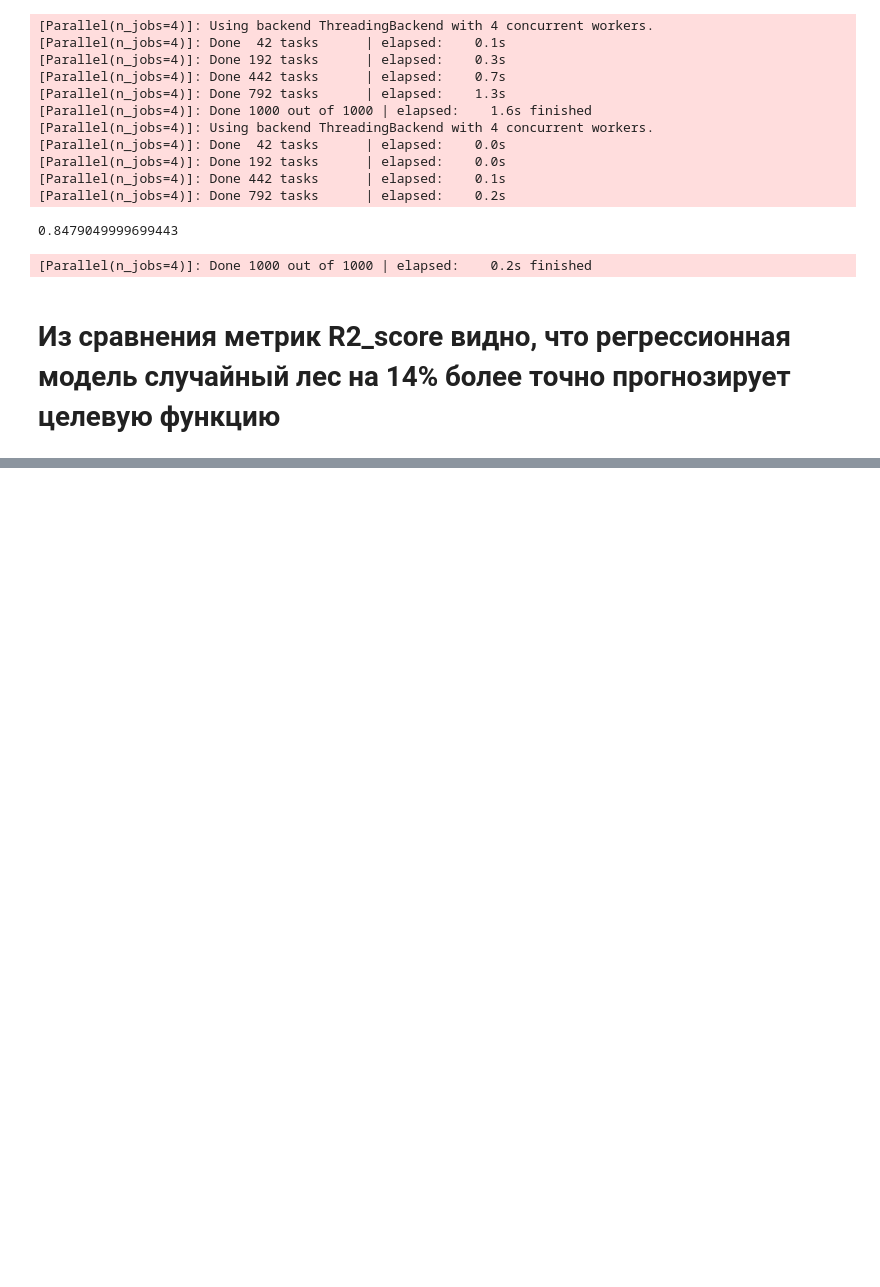
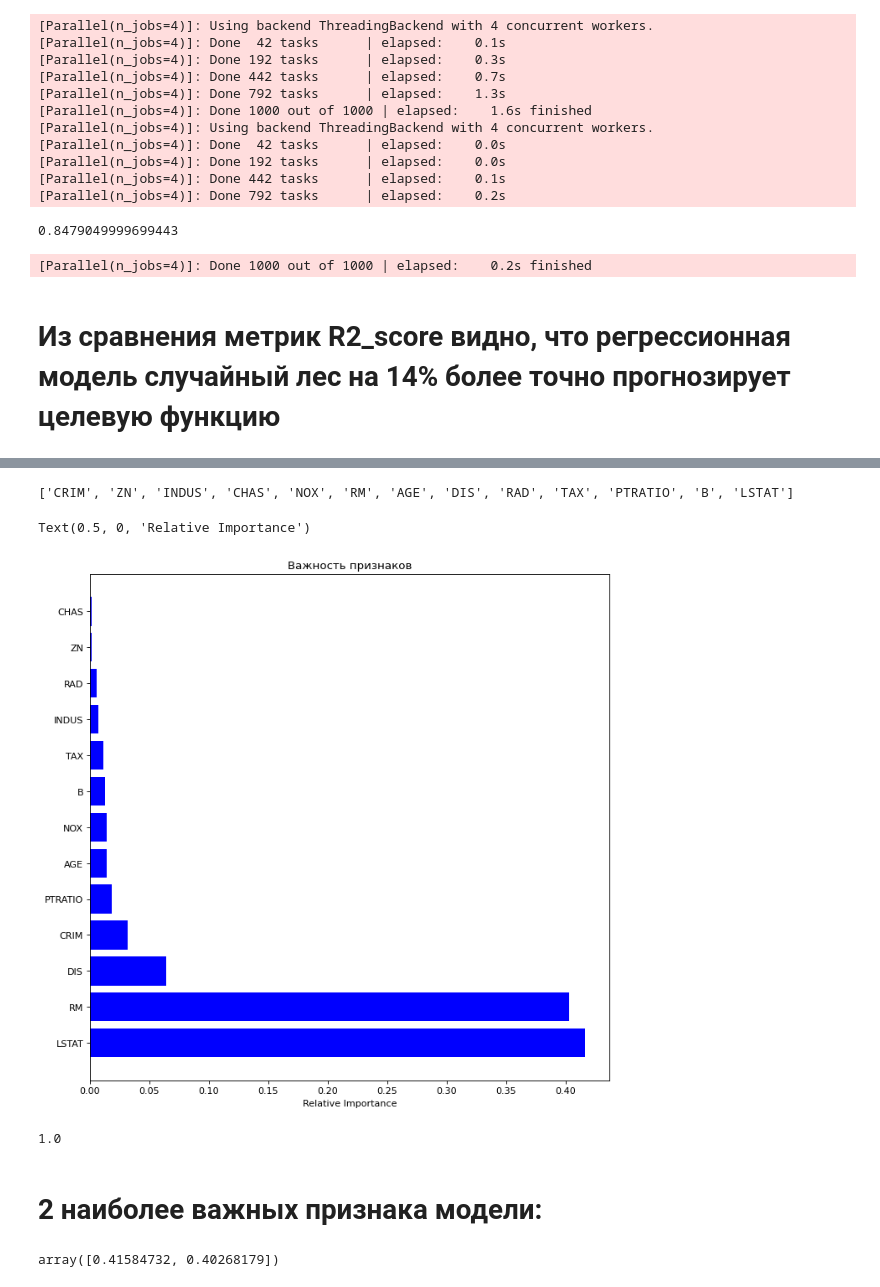
Before and after one commit to a1exsan/np_pd_sklearn_practice, a Jupyter notebook: practice3_ex1.ipynb, the cells around one changed output, grey strips where cells are left out. Cells and saved outputs as stored; diff of their text form; code cells hidden in the pictures; blank space fills up the shorter version.

```diff
--- a/practice3_ex1.ipynb
+++ b/practice3_ex1.ipynb
@@ -146,0 +173,27 @@ print(r2_score(y_pred, y_test))
+# %%
+featuer_impotance = model.feature_importances_
+indices = np.argsort(featuer_impotance)[::-1]
+feature_names = list(X_train.keys())
+print(feature_names)
+# %% [output]
+['CRIM', 'ZN', 'INDUS', 'CHAS', 'NOX', 'RM', 'AGE', 'DIS', 'RAD', 'TAX', 'PTRATIO', 'B', 'LSTAT']
+# %%
+plt.figure(figsize=(10, 10), dpi=80)
+plt.title('Важность признаков')
+plt.barh(range(len(indices)), featuer_impotance[indices], color='b', align='center')
+plt.yticks(range(len(indices)), [feature_names[i] for i in indices])
+plt.xlabel('Relative Importance')
+# %% [output]
+Text(0.5, 0, 'Relative Importance')
+[figure, added]
+# %%
+sum_impotance = sum(featuer_impotance)
+sum_impotance
+# %% [output]
+1.0
+# %% [markdown]
+# 2 наиболее важных признака модели:
+# %%
+featuer_impotance[indices][0:2]
+# %% [output]
+array([0.41584732, 0.40268179])
```
Also changed, not shown: parts of 2 cells of this notebook.
